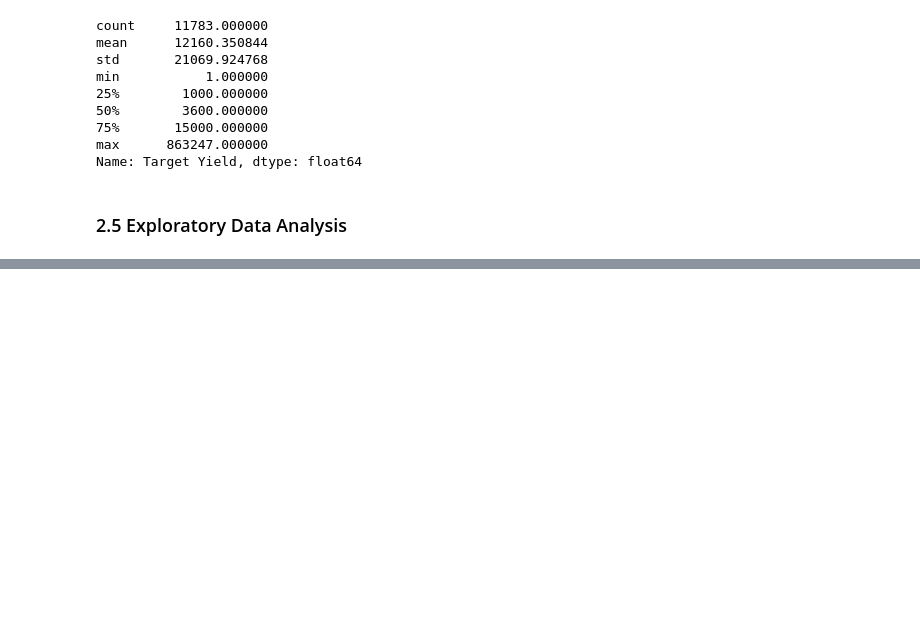
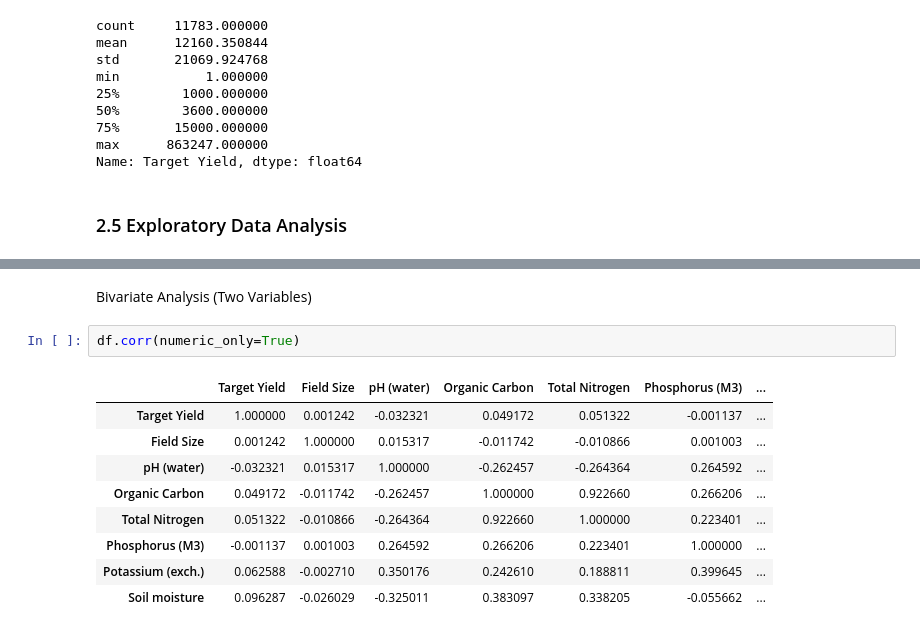
Before and after one commit to Esther-Margaret-Mwangi/Epochs, a Jupyter notebook: notebook/notebook.ipynb, the cells around one changed output, grey strips where cells are left out. Drawn from its saved outputs; the diff is of its cells as text; blank space fills up the shorter version.

```diff
--- a/notebook/notebook.ipynb
+++ b/notebook/notebook.ipynb
@@ -859,0 +936,14 @@ Name: Target Yield, dtype: float64
+# %% [markdown]
+Bivariate Analysis (Two Variables)
+# %%
+df.corr(numeric_only=True)
+# %% [output]
+|  | Target Yield | Field Size | pH (water) | Organic Carbon | Total Nitrogen | Phosphorus (M3) | ... |
+| Target Yield | 1.000000 | 0.001242 | -0.032321 | 0.049172 | 0.051322 | -0.001137 | ... |
+| Field Size | 0.001242 | 1.000000 | 0.015317 | -0.011742 | -0.010866 | 0.001003 | ... |
+| pH (water) | -0.032321 | 0.015317 | 1.000000 | -0.262457 | -0.264364 | 0.264592 | ... |
+| Organic Carbon | 0.049172 | -0.011742 | -0.262457 | 1.000000 | 0.922660 | 0.266206 | ... |
+| Total Nitrogen | 0.051322 | -0.010866 | -0.264364 | 0.922660 | 1.000000 | 0.223401 | ... |
+| Phosphorus (M3) | -0.001137 | 0.001003 | 0.264592 | 0.266206 | 0.223401 | 1.000000 | ... |
+| Potassium (exch.) | 0.062588 | -0.002710 | 0.350176 | 0.242610 | 0.188811 | 0.399645 | ... |
+| Soil moisture | 0.096287 | -0.026029 | -0.325011 | 0.383097 | 0.338205 | -0.055662 | ... |
```
Also changed, not shown: parts of 13 cells of this notebook.
